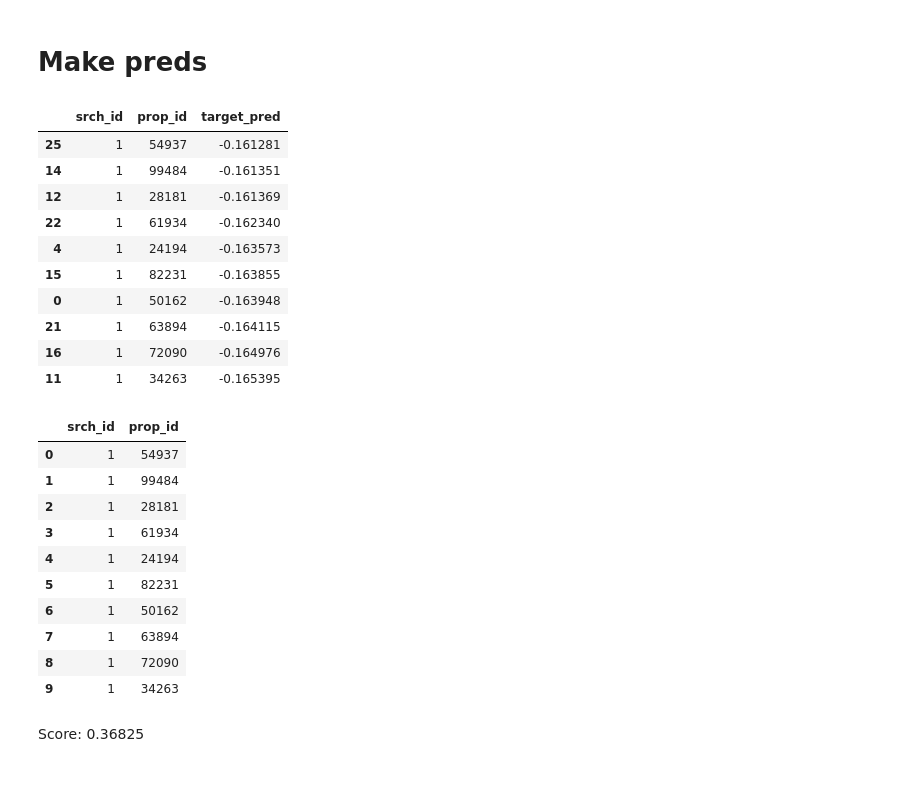
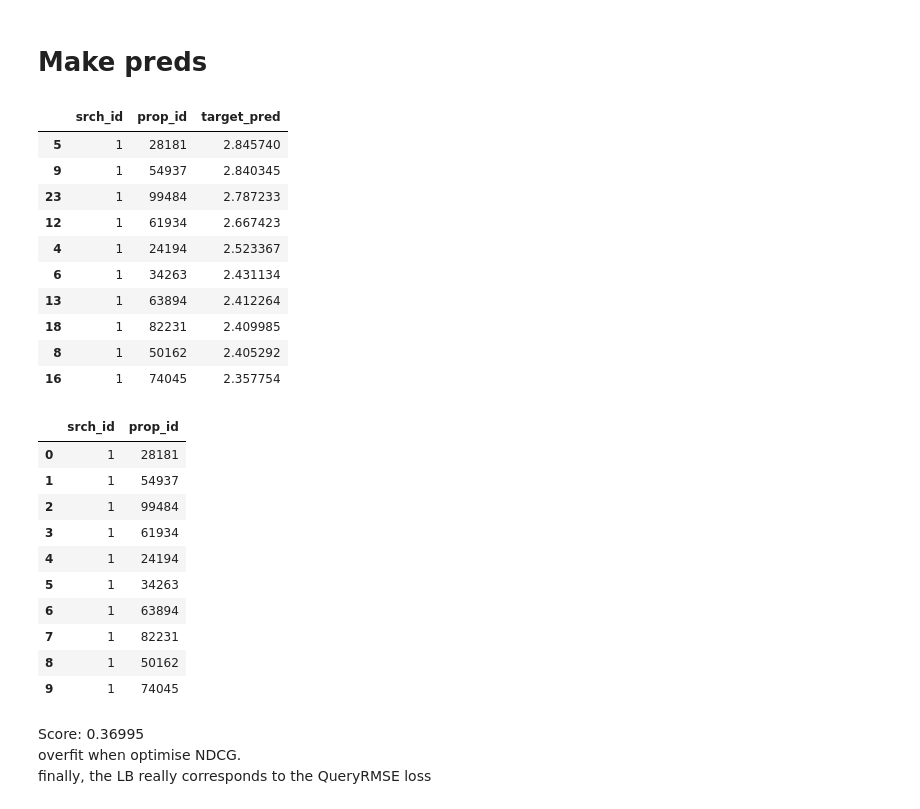
Before and after one commit to OlegBEZb/Personalize-Expedia-Hotel-Searches, a Jupyter notebook: Catboost_ranker_book_click_not.ipynb, the cells around one changed output. Drawn from its saved outputs; the diff is of its cells as text; code cells hidden in the pictures; blank space fills up the shorter version.

Commit message:
made the 3rd submission. public score is Score: 0.36995. In general, added features only

```diff
--- a/Catboost_ranker_book_click_not.ipynb
+++ b/Catboost_ranker_book_click_not.ipynb
@@ -44,0 +67,12 @@ ranking_target = 'target'
+# %%
+def downcast(df):
+    for column in df:
+        if ('float' in df[column].dtype.name.lower()) or (df[column].isna().any()):
+            df[column] = pd.to_numeric(df[column].astype(float), downcast='float')
+        elif df[column].dtype.name.lower().startswith('uint'):
+            df[column] = pd.to_numeric(df[column], downcast='unsigned')
+        elif df[column].dtype.name.lower().startswith('int'):
+            df[column] = pd.to_numeric(df[column], downcast='integer')
+    return df
+
+X_train = downcast(X_train)
@@ -49,13 +94,15 @@ train_pool = Pool(data=X_train.drop(drop_cols, axis=1),
                   cat_features=CAT_FEATURES,
                   )
 # %%
-X_val = pd.read_csv(os.path.join(data_path, 'X_val.csv'))
-y_val = pd.read_csv(os.path.join(data_path, 'y_val.csv'))
-groups_val = pd.read_csv(os.path.join(data_path, 'groups_val.csv'))
+X_val = pd.read_pickle(os.path.join(data_path, 'X_val.pickle'))
+y_val = pd.read_pickle(os.path.join(data_path, 'y_val.pickle'))
+# groups_val = pd.read_pickle(os.path.join(data_path, 'groups_val.pickle'))
+
+X_val = downcast(X_val)
 
 val_pool = Pool(data=X_val.drop(drop_cols, axis=1),
                 label=y_val,
-                group_id=groups_val,
+                group_id=X_val[group_col],
                 cat_features=CAT_FEATURES,
                 )
 # %% [markdown]
@@ -182,4 +232,4 @@ for method in ['LossFunctionChange', 'PredictionValuesChange']:
 # %% [markdown]
 # Make preds
 # %%
-subm_df = pd.read_csv('data/submission_df_preprocessed.csv')
+subm_df = pd.read_pickle('data/submission_df_preprocessed.pickle')
@@ -193,0 +236,2 @@ subm_df = pd.read_csv('data/submission_df_preprocessed.csv')
+# %%
+subm_df = downcast(subm_df)
@@ -194,45 +246,47 @@ subm_df = pd.read_csv('data/submission_df_preprocessed.csv')
 # %%
 subm_pool = Pool(
     data=subm_df.drop(drop_cols, axis=1),
     group_id=subm_df[group_col],
     cat_features=CAT_FEATURES,
 )
 
 subm_pred = model.predict(subm_pool)
 
 output_df = pd.DataFrame({group_col: subm_df[group_col],
                           'prop_id': subm_df['prop_id'],
                           ranking_target+'_pred': subm_pred,
                           })
 output_df.sort_values(by=[group_col, ranking_target+'_pred'],
                       ascending=[True, False], inplace=True)
-output_df[[group_col, 'prop_id']].to_csv('submission_2.csv', index=False)
+output_df[[group_col, 'prop_id']].to_csv('submission_3.csv', index=False)
 output_df.head(10)
 # %% [output]
 |  | srch_id | prop_id | target_pred |
-| 25 | 1 | 54937 | -0.161281 |
-| 14 | 1 | 99484 | -0.161351 |
-| 12 | 1 | 28181 | -0.161369 |
-| 22 | 1 | 61934 | -0.162340 |
-| 4 | 1 | 24194 | -0.163573 |
-| 15 | 1 | 82231 | -0.163855 |
-| 0 | 1 | 50162 | -0.163948 |
-| 21 | 1 | 63894 | -0.164115 |
-| 16 | 1 | 72090 | -0.164976 |
-| 11 | 1 | 34263 | -0.165395 |
+| 5 | 1 | 28181 | 2.845740 |
+| 9 | 1 | 54937 | 2.840345 |
+| 23 | 1 | 99484 | 2.787233 |
+| 12 | 1 | 61934 | 2.667423 |
+| 4 | 1 | 24194 | 2.523367 |
+| 6 | 1 | 34263 | 2.431134 |
+| 13 | 1 | 63894 | 2.412264 |
+| 18 | 1 | 82231 | 2.409985 |
+| 8 | 1 | 50162 | 2.405292 |
+| 16 | 1 | 74045 | 2.357754 |
 # %%
-pd.read_csv('submission_2.csv', nrows=10)
+pd.read_csv('submission_3.csv', nrows=10)
 # %% [output]
 |  | srch_id | prop_id |
-| 0 | 1 | 54937 |
-| 1 | 1 | 99484 |
-| 2 | 1 | 28181 |
+| 0 | 1 | 28181 |
+| 1 | 1 | 54937 |
+| 2 | 1 | 99484 |
 | 3 | 1 | 61934 |
 | 4 | 1 | 24194 |
-| 5 | 1 | 82231 |
-| 6 | 1 | 50162 |
-| 7 | 1 | 63894 |
-| 8 | 1 | 72090 |
-| 9 | 1 | 34263 |
+| 5 | 1 | 34263 |
+| 6 | 1 | 63894 |
+| 7 | 1 | 82231 |
+| 8 | 1 | 50162 |
+| 9 | 1 | 74045 |
-# %% [markdown]
-Score: 0.36825
+# %% [markdown]
+Score: 0.36995
+overfit when optimise NDCG.
+finally, the LB really corresponds to the QueryRMSE loss
```
Also changed, not shown: parts of 14 cells of this notebook, 5 other files.
